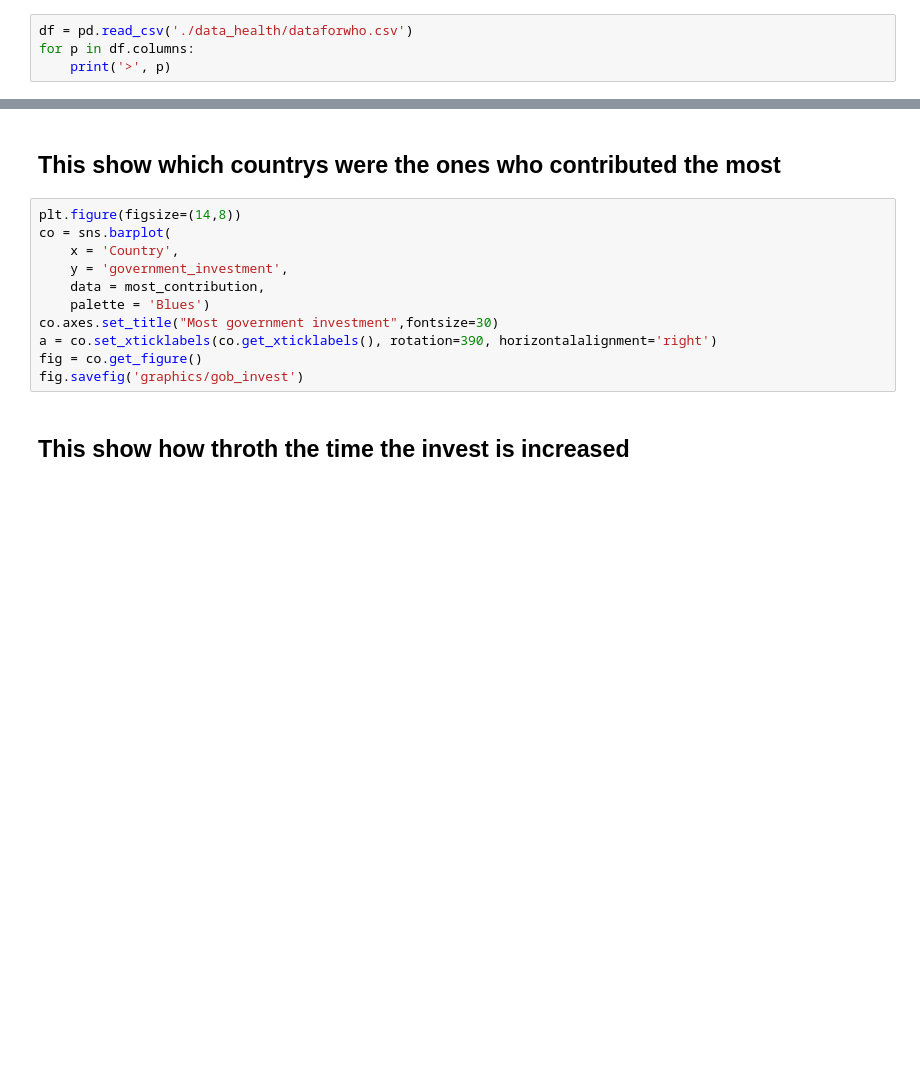
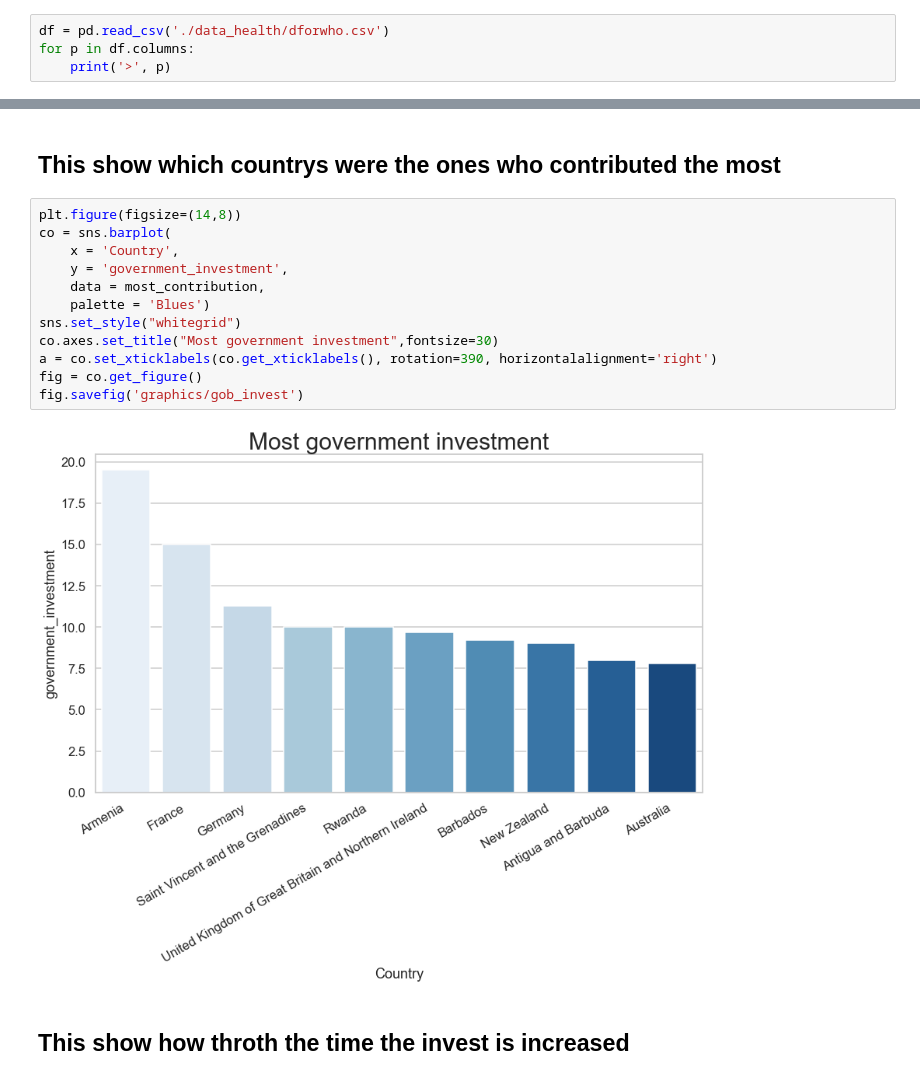
Before and after one commit to ladiidie5/TechLabs-Project, a Jupyter notebook: analysis_data/plot_data.ipynb, the cells around one changed output, grey strips where cells are left out. Cells and saved outputs as stored; diff of their text form; blank space fills up the shorter version.

```diff
--- a/analysis_data/plot_data.ipynb
+++ b/analysis_data/plot_data.ipynb
@@ -8,7 +8,7 @@ import pandas as pd
 import matplotlib.pyplot as plt
 import seaborn as sns
 # %%
-df = pd.read_csv('./data_health/dataforwho.csv')
+df = pd.read_csv('./data_health/dforwho.csv')
 for p in df.columns:
     print('>', p)
 # %% [output]
@@ -35,14 +42,17 @@ most_contribution = contribution.sort_values('government_investment',ascending=F
 # %%
 plt.figure(figsize=(14,8))
 co = sns.barplot(
     x = 'Country',
     y = 'government_investment',
     data = most_contribution,
     palette = 'Blues')
+sns.set_style("whitegrid")
 co.axes.set_title("Most government investment",fontsize=30)
 a = co.set_xticklabels(co.get_xticklabels(), rotation=390, horizontalalignment='right')
 fig = co.get_figure()
 fig.savefig('graphics/gob_invest')
+# %% [output]
+[figure, added]
 # %% [markdown]
 ## This show how throth the time the invest is increased
 # %%
```
Also changed, not shown: parts of 13 cells of this notebook, 14 other files.
